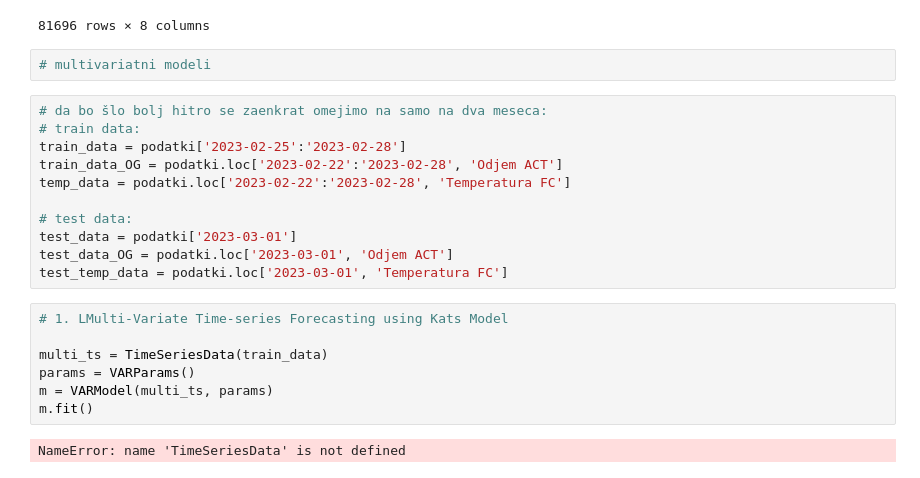
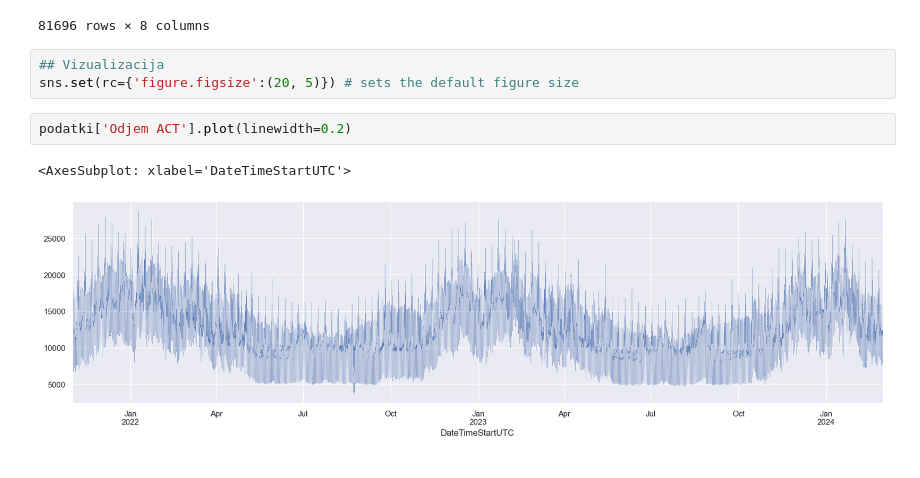
Before and after one commit to karolina-sa/Matematika-z-racunalnikom-projekt, a Jupyter notebook: modeli.ipynb, the cells around one changed output. Saved outputs shown, nothing was run; the diff lists cells and outputs as text.

```diff
--- a/modeli.ipynb
+++ b/modeli.ipynb
@@ -49,25 +45,11 @@ podatki
 | 2024-02-29 22:30:00 | 10218.60 | 6.50 | 7.300 | 0.0 | 0.0 | 2024 | 2 | ... |
 | 2024-02-29 22:45:00 | 9887.46 | 6.50 | 7.300 | 0.0 | 0.0 | 2024 | 2 | ... |
 81696 rows × 8 columns
-# %%
-# multivariatni modeli
-# %%
-# da bo šlo bolj hitro se zaenkrat omejimo na samo na dva meseca:
-# train data:
-train_data = podatki['2023-02-25':'2023-02-28']
-train_data_OG = podatki.loc['2023-02-22':'2023-02-28', 'Odjem ACT']
-temp_data = podatki.loc['2023-02-22':'2023-02-28', 'Temperatura FC']
-
-# test data:
-test_data = podatki['2023-03-01']
-test_data_OG = podatki.loc['2023-03-01', 'Odjem ACT']
-test_temp_data = podatki.loc['2023-03-01', 'Temperatura FC']
-# %%
-# 1. LMulti-Variate Time-series Forecasting using Kats Model
-
-multi_ts = TimeSeriesData(train_data)
-params = VARParams()
-m = VARModel(multi_ts, params)
-m.fit()
-# %% [output]
-NameError: name 'TimeSeriesData' is not defined
+# %%
+## Vizualizacija
+sns.set(rc={'figure.figsize':(20, 5)}) # sets the default figure size
+# %%
+podatki['Odjem ACT'].plot(linewidth=0.2)
+# %% [output]
+<AxesSubplot: xlabel='DateTimeStartUTC'>
+[figure, added]
```
Also changed, not shown: parts of 10 cells of this notebook, 2 other files.
